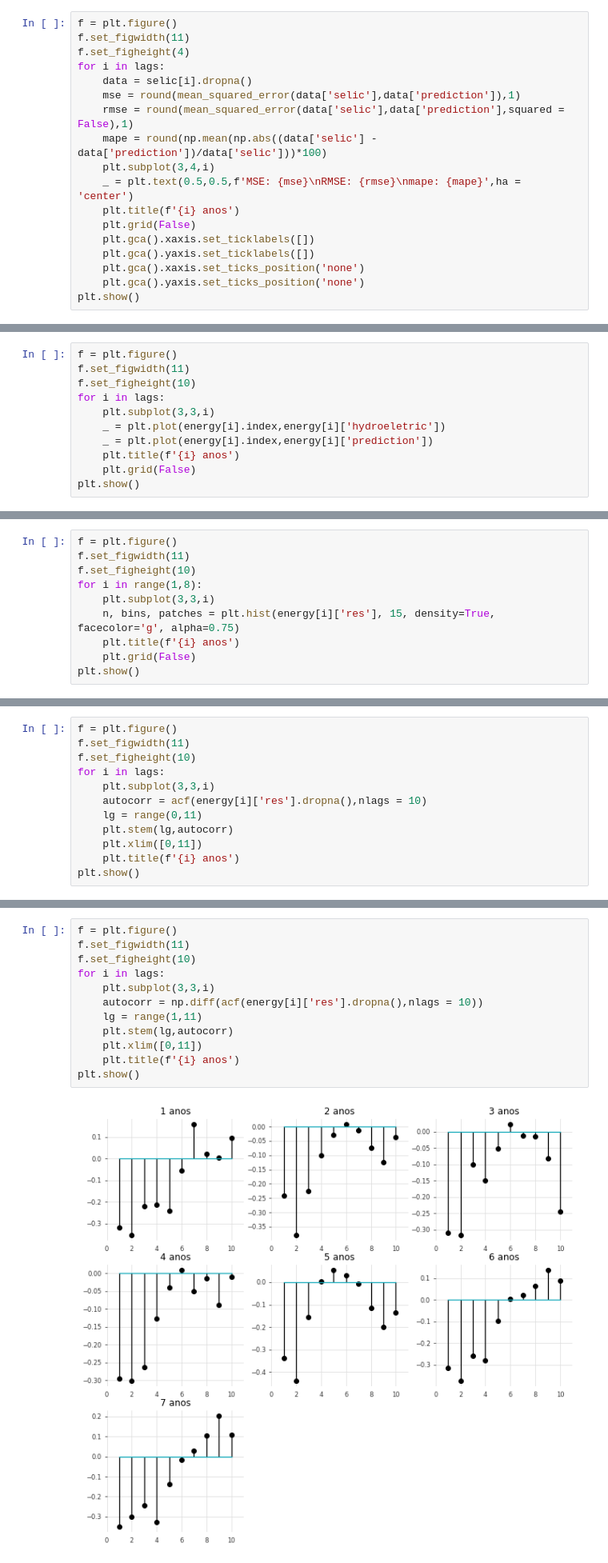
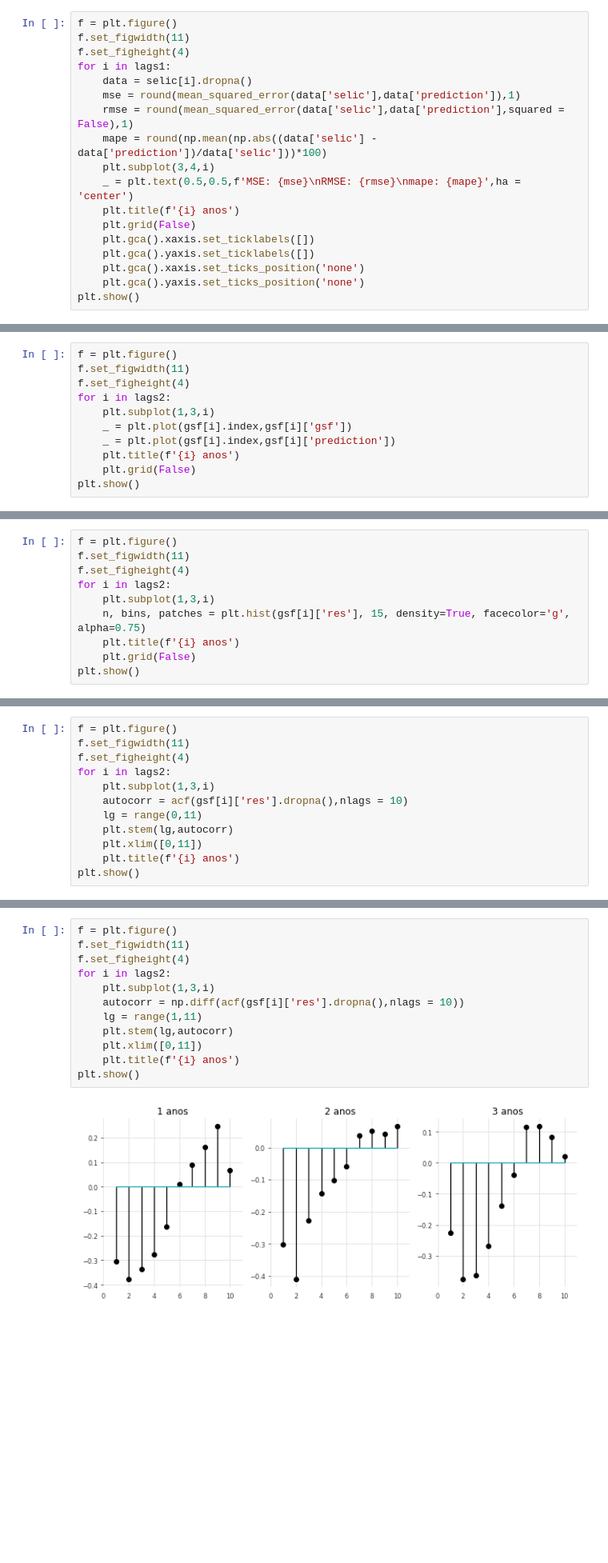
Before and after one commit to aruasouza/CTG, a Jupyter notebook: errors.ipynb, the cells around one changed output, grey strips where cells are left out. Shown at 80% size. Saved outputs shown, nothing was run; the diff lists cells and outputs as text; blank space fills up the shorter version.

```diff
--- a/errors.ipynb
+++ b/errors.ipynb
@@ -246,7 +230,7 @@ plt.show()
 f = plt.figure()
 f.set_figwidth(11)
 f.set_figheight(4)
-for i in lags:
+for i in lags1:
     data = selic[i].dropna()
     mse = round(mean_squared_error(data['selic'],data['prediction']),1)
     rmse = round(mean_squared_error(data['selic'],data['prediction'],squared = False),1)
@@ -267,11 +251,11 @@ plt.show()
 # %%
 f = plt.figure()
 f.set_figwidth(11)
-f.set_figheight(10)
-for i in lags:
-    plt.subplot(3,3,i)
-    _ = plt.plot(energy[i].index,energy[i]['hydroeletric'])
-    _ = plt.plot(energy[i].index,energy[i]['prediction'])
+f.set_figheight(4)
+for i in lags2:
+    plt.subplot(1,3,i)
+    _ = plt.plot(gsf[i].index,gsf[i]['gsf'])
+    _ = plt.plot(gsf[i].index,gsf[i]['prediction'])
     plt.title(f'{i} anos')
     plt.grid(False)
 plt.show()
@@ -280,10 +264,10 @@ plt.show()
 # %%
 f = plt.figure()
 f.set_figwidth(11)
-f.set_figheight(10)
-for i in range(1,8):
-    plt.subplot(3,3,i)
-    n, bins, patches = plt.hist(energy[i]['res'], 15, density=True, facecolor='g', alpha=0.75)
+f.set_figheight(4)
+for i in lags2:
+    plt.subplot(1,3,i)
+    n, bins, patches = plt.hist(gsf[i]['res'], 15, density=True, facecolor='g', alpha=0.75)
     plt.title(f'{i} anos')
     plt.grid(False)
 plt.show()
@@ -292,10 +276,10 @@ plt.show()
 # %%
 f = plt.figure()
 f.set_figwidth(11)
-f.set_figheight(10)
-for i in lags:
-    plt.subplot(3,3,i)
-    autocorr = acf(energy[i]['res'].dropna(),nlags = 10)
+f.set_figheight(4)
+for i in lags2:
+    plt.subplot(1,3,i)
+    autocorr = acf(gsf[i]['res'].dropna(),nlags = 10)
     lg = range(0,11)
     plt.stem(lg,autocorr)
     plt.xlim([0,11])
@@ -306,17 +290,17 @@ plt.show()
 # %%
 f = plt.figure()
 f.set_figwidth(11)
-f.set_figheight(10)
-for i in lags:
-    plt.subplot(3,3,i)
-    autocorr = np.diff(acf(energy[i]['res'].dropna(),nlags = 10))
+f.set_figheight(4)
+for i in lags2:
+    plt.subplot(1,3,i)
+    autocorr = np.diff(acf(gsf[i]['res'].dropna(),nlags = 10))
     lg = range(1,11)
     plt.stem(lg,autocorr)
     plt.xlim([0,11])
     plt.title(f'{i} anos')
 plt.show()
 # %% [output]
-[figure, old version]
+[figure, new version]
 # %%
 f = plt.figure()
 f.set_figwidth(11)
```
Also changed, not shown: parts of 22 cells of this notebook, 5 other files.
